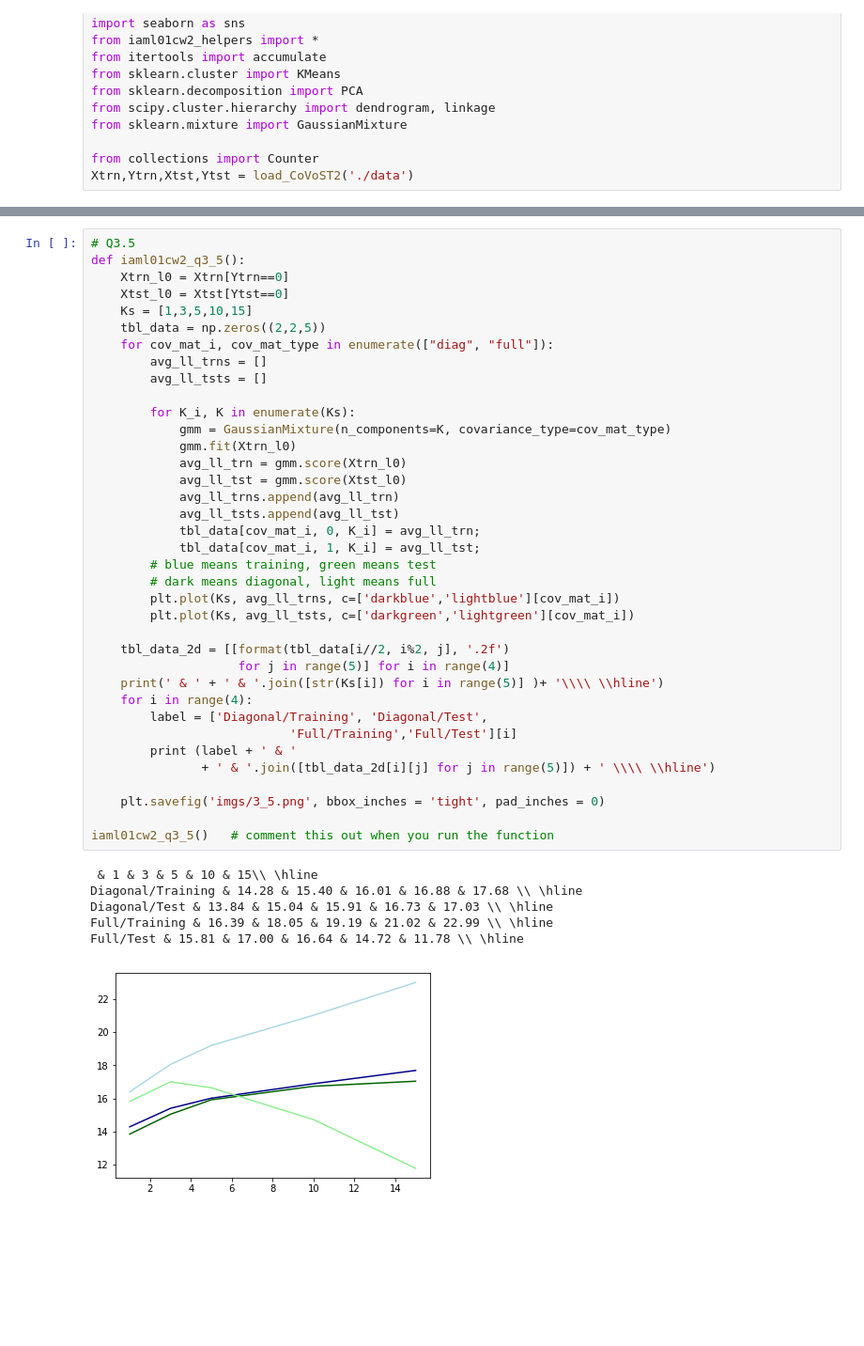
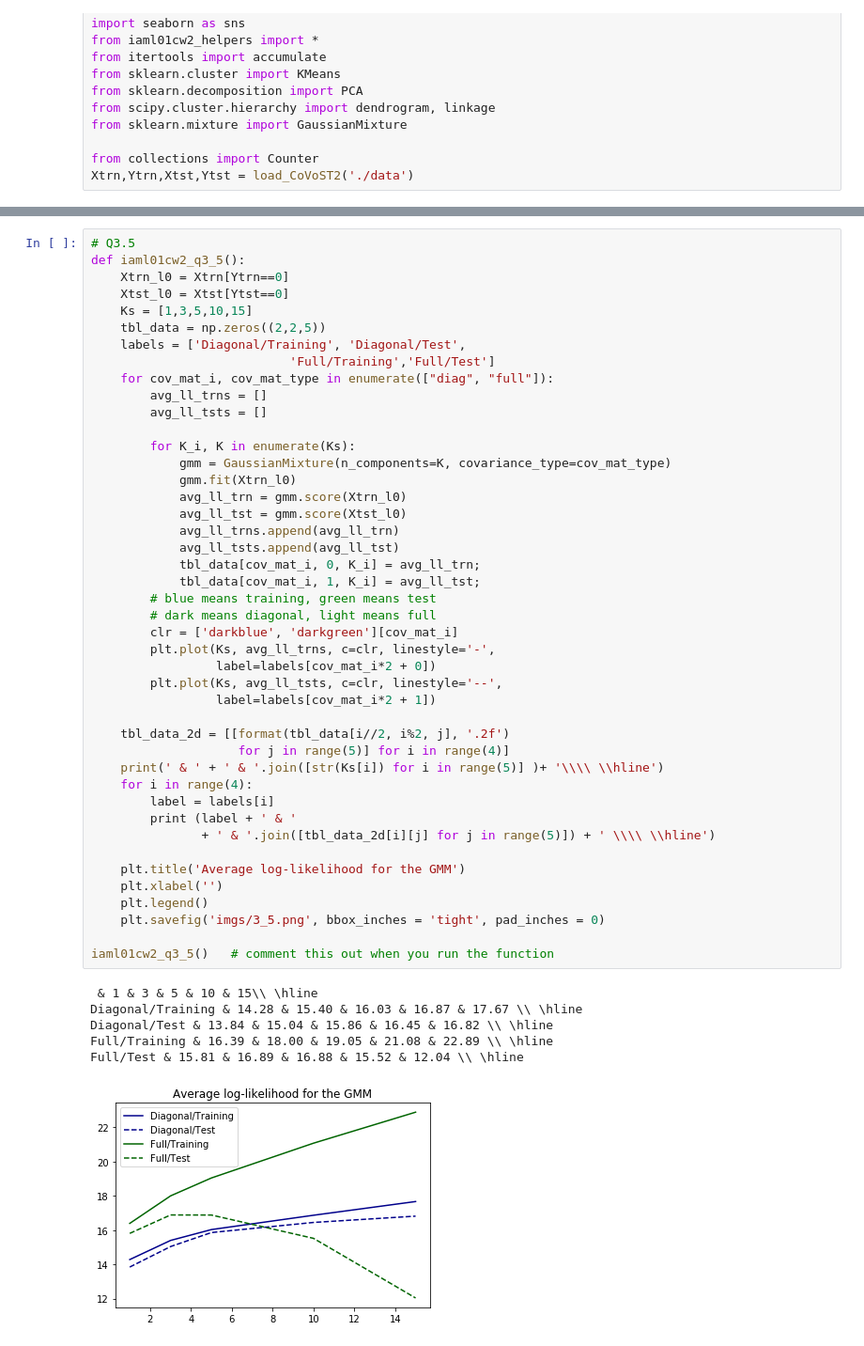
Before and after one commit to s17k/IAML_CW2, a Jupyter notebook: iaml01cw2_q3.ipynb, the cells around one changed output, grey strips where cells are left out. Shown: that part at 94% size. Saved outputs shown, nothing was run; the diff lists cells and outputs as text; blank space fills up the shorter version.

```diff
--- a/iaml01cw2_q3.ipynb
+++ b/iaml01cw2_q3.ipynb
@@ -113,40 +129,47 @@ def iaml01cw2_q3_5():
     Xtst_l0 = Xtst[Ytst==0]
     Ks = [1,3,5,10,15]
     tbl_data = np.zeros((2,2,5))
+    labels = ['Diagonal/Training', 'Diagonal/Test',
+                           'Full/Training','Full/Test']
     for cov_mat_i, cov_mat_type in enumerate(["diag", "full"]):
         avg_ll_trns = []
         avg_ll_tsts = []
 
         for K_i, K in enumerate(Ks):
             gmm = GaussianMixture(n_components=K, covariance_type=cov_mat_type)
             gmm.fit(Xtrn_l0)
             avg_ll_trn = gmm.score(Xtrn_l0)
             avg_ll_tst = gmm.score(Xtst_l0)
             avg_ll_trns.append(avg_ll_trn)
             avg_ll_tsts.append(avg_ll_tst)
             tbl_data[cov_mat_i, 0, K_i] = avg_ll_trn;
             tbl_data[cov_mat_i, 1, K_i] = avg_ll_tst;
         # blue means training, green means test
         # dark means diagonal, light means full
-        plt.plot(Ks, avg_ll_trns, c=['darkblue','lightblue'][cov_mat_i])
-        plt.plot(Ks, avg_ll_tsts, c=['darkgreen','lightgreen'][cov_mat_i])
+        clr = ['darkblue', 'darkgreen'][cov_mat_i]
+        plt.plot(Ks, avg_ll_trns, c=clr, linestyle='-',
+                 label=labels[cov_mat_i*2 + 0])
+        plt.plot(Ks, avg_ll_tsts, c=clr, linestyle='--',
+                 label=labels[cov_mat_i*2 + 1])
 
     tbl_data_2d = [[format(tbl_data[i//2, i%2, j], '.2f')
                     for j in range(5)] for i in range(4)]
     print(' & ' + ' & '.join([str(Ks[i]) for i in range(5)] )+ '\\\\ \\hline')
     for i in range(4):
-        label = ['Diagonal/Training', 'Diagonal/Test',
-                           'Full/Training','Full/Test'][i]
+        label = labels[i]
         print (label + ' & '
                + ' & '.join([tbl_data_2d[i][j] for j in range(5)]) + ' \\\\ \\hline')
 
+    plt.title('Average log-likelihood for the GMM')
+    plt.xlabel('')
+    plt.legend()
     plt.savefig('imgs/3_5.png', bbox_inches = 'tight', pad_inches = 0)
 
 iaml01cw2_q3_5()   # comment this out when you run the function
 # %% [output]
  & 1 & 3 & 5 & 10 & 15\\ \hline
-Diagonal/Training & 14.28 & 15.40 & 16.01 & 16.88 & 17.68 \\ \hline
-Diagonal/Test & 13.84 & 15.04 & 15.91 & 16.73 & 17.03 \\ \hline
-Full/Training & 16.39 & 18.05 & 19.19 & 21.02 & 22.99 \\ \hline
-Full/Test & 15.81 & 17.00 & 16.64 & 14.72 & 11.78 \\ \hline
+Diagonal/Training & 14.28 & 15.40 & 16.03 & 16.87 & 17.67 \\ \hline
+Diagonal/Test & 13.84 & 15.04 & 15.86 & 16.45 & 16.82 \\ \hline
+Full/Training & 16.39 & 18.00 & 19.05 & 21.08 & 22.89 \\ \hline
+Full/Test & 15.81 & 16.89 & 16.88 & 15.52 & 12.04 \\ \hline
-[figure, old version]
+[figure, new version]
```
Also changed, not shown: parts of 5 cells of this notebook, 12 other files.
